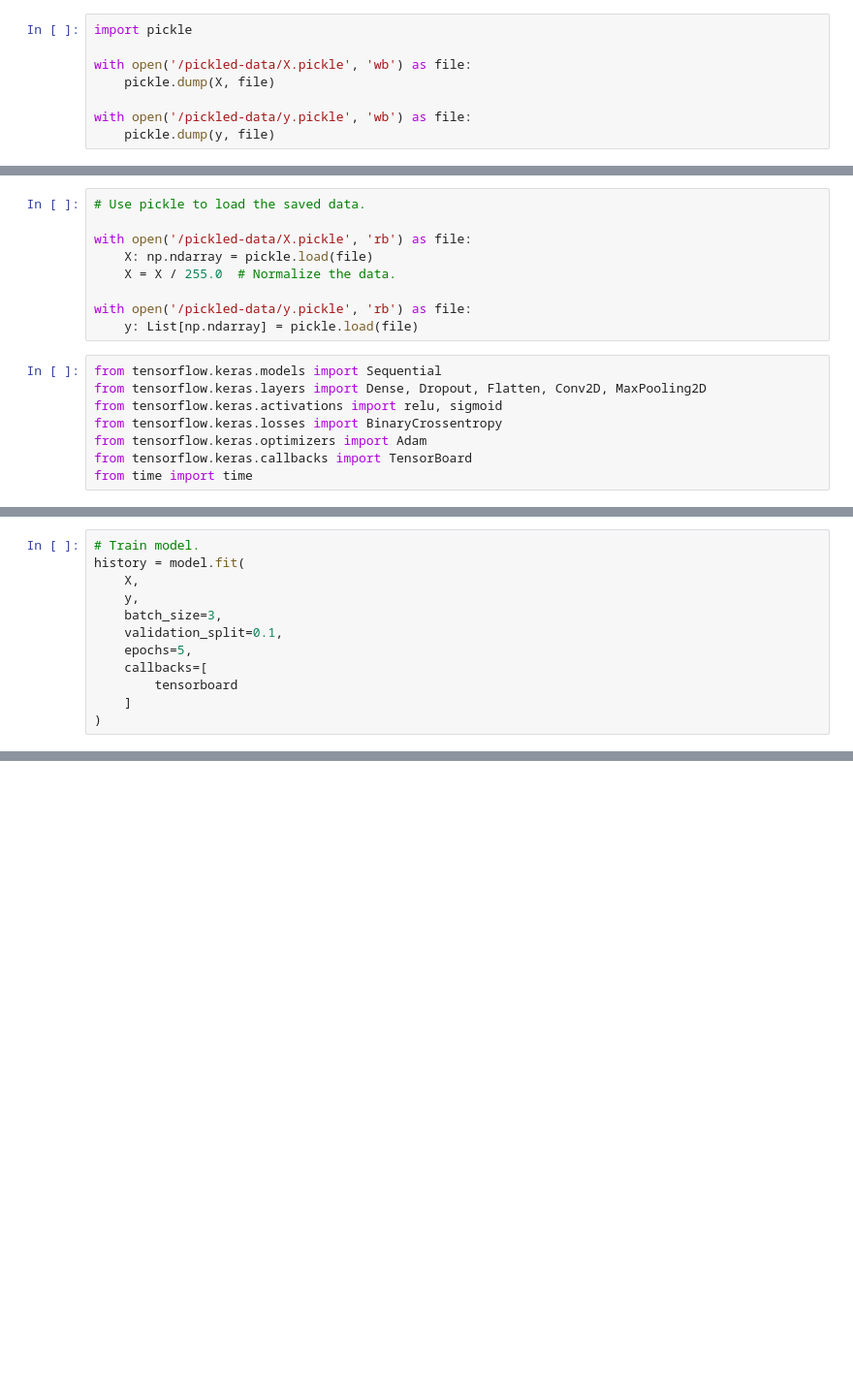
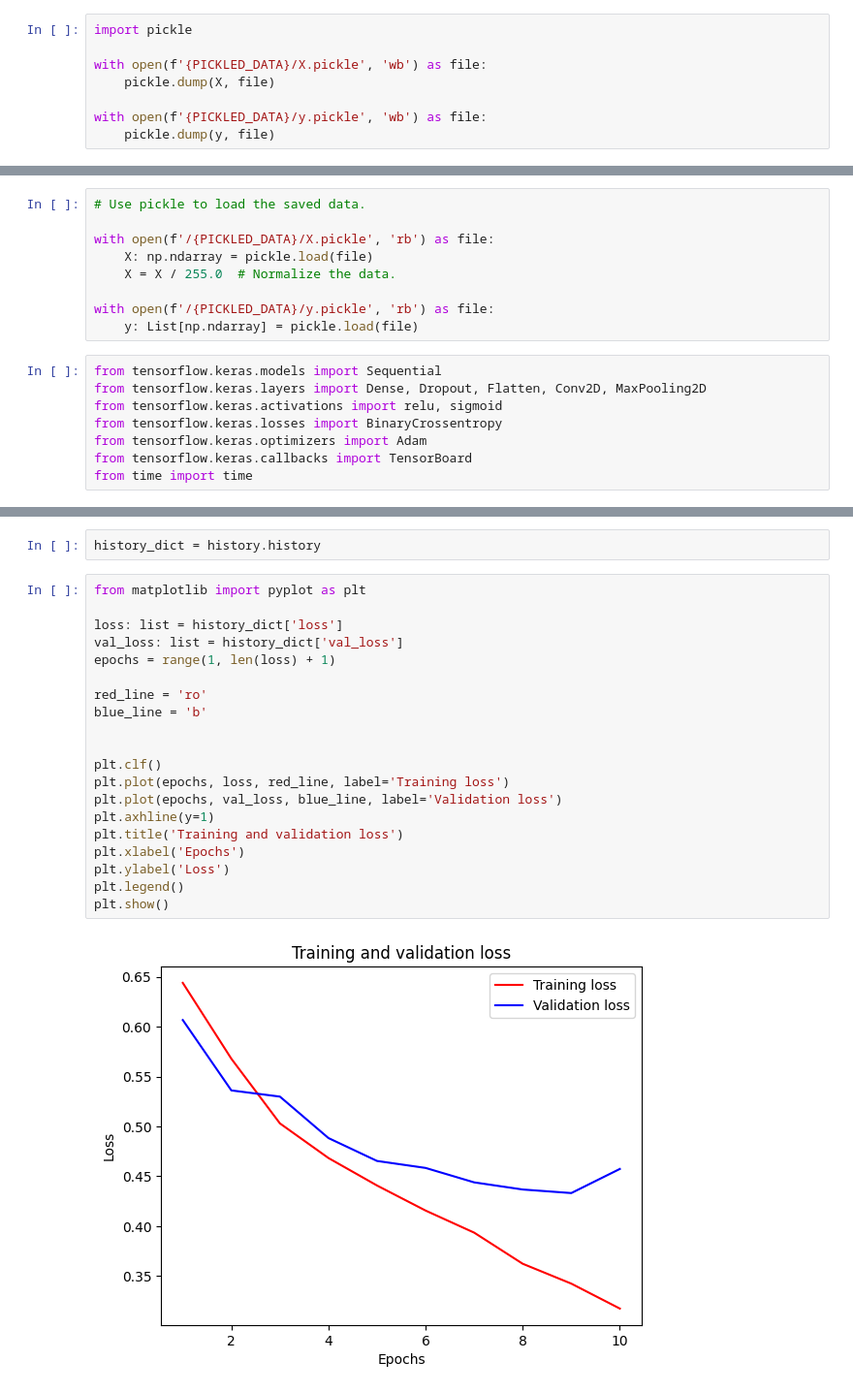
Before and after one commit to wammy19/auditory-deep-dreamer, a Jupyter notebook: jupyter-notebooks/cat_and_dog_classification.ipynb, the cells around one changed output, grey strips where cells are left out. Shown at 97% size. Drawn from its saved outputs; the diff is of its cells as text; blank space fills up the shorter version.

```diff
--- a/jupyter-notebooks/cat_and_dog_classification.ipynb
+++ b/jupyter-notebooks/cat_and_dog_classification.ipynb
@@ -106,21 +108,21 @@ Use pickle to store processed, and organized dataset.
 # %%
 import pickle
 
-with open('/pickled-data/X.pickle', 'wb') as file:
+with open(f'{PICKLED_DATA}/X.pickle', 'wb') as file:
     pickle.dump(X, file)
 
-with open('/pickled-data/y.pickle', 'wb') as file:
+with open(f'{PICKLED_DATA}/y.pickle', 'wb') as file:
     pickle.dump(y, file)
 # %% [markdown]
 ### Part 2: Build and train the model.
 # %%
 # Use pickle to load the saved data.
 
-with open('/pickled-data/X.pickle', 'rb') as file:
+with open(f'/{PICKLED_DATA}/X.pickle', 'rb') as file:
     X: np.ndarray = pickle.load(file)
     X = X / 255.0  # Normalize the data.
 
-with open('/pickled-data/y.pickle', 'rb') as file:
+with open(f'/{PICKLED_DATA}/y.pickle', 'rb') as file:
     y: List[np.ndarray] = pickle.load(file)
 # %%
 from tensorflow.keras.models import Sequential
@@ -156,12 +208,0 @@ model.compile(
-# %%
-# Train model.
-history = model.fit(
-    X,
-    y,
-    batch_size=3,
-    validation_split=0.1,
-    epochs=5,
-    callbacks=[
-        tensorboard
-    ]
-)
@@ -169,0 +209,24 @@ history = model.fit(
+# %%
+history_dict = history.history
+# %%
+from matplotlib import pyplot as plt
+
+loss: list = history_dict['loss']
+val_loss: list = history_dict['val_loss']
+epochs = range(1, len(loss) + 1)
+
+red_line = 'ro'
+blue_line = 'b'
+
+
+plt.clf()
+plt.plot(epochs, loss, red_line, label='Training loss')
+plt.plot(epochs, val_loss, blue_line, label='Validation loss')
+plt.axhline(y=1)
+plt.title('Training and validation loss')
+plt.xlabel('Epochs')
+plt.ylabel('Loss')
+plt.legend()
+plt.show()
+# %% [output]
+[figure, added]
```
Also changed, not shown: parts of 6 cells of this notebook, 3 other files.
